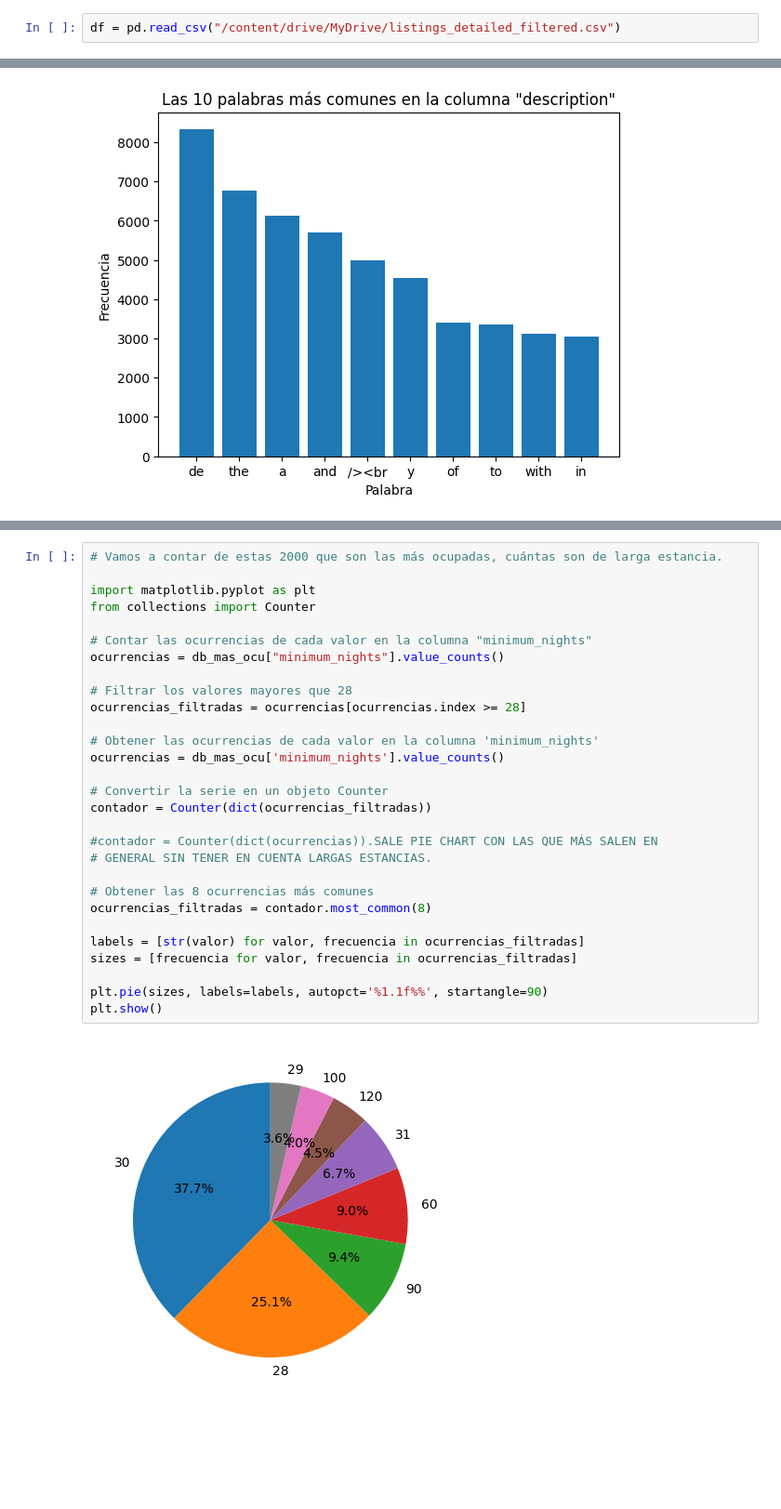
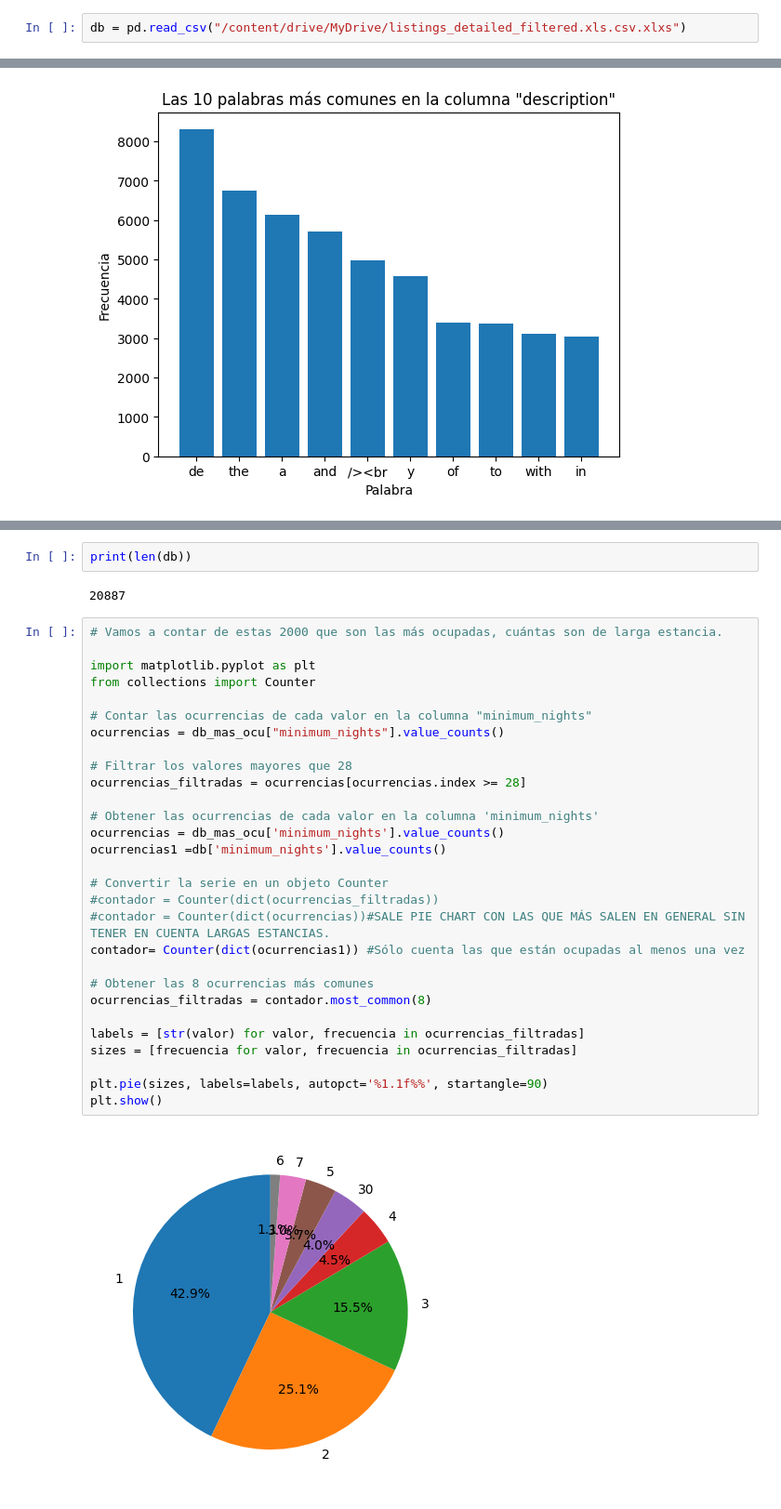
Before and after one commit to romaralo/Airbnb, a Jupyter notebook: airbnb.ipynb, the cells around one changed output, grey strips where cells are left out. Shown at 93% size. Drawn from its saved outputs; the diff is of its cells as text; blank space fills up the shorter version.

```diff
--- a/airbnb.ipynb
+++ b/airbnb.ipynb
@@ -12,4 +12,4 @@ from google.colab import files
 # %%
 db=pd.read_excel("/content/drive/MyDrive/listings.xls.csv.xlsx")
 # %%
-df = pd.read_csv("/content/drive/MyDrive/listings_detailed_filtered.csv")
+db = pd.read_csv("/content/drive/MyDrive/listings_detailed_filtered.xls.csv.xlxs")
@@ -418,34 +433,38 @@ plt.show()
+# %%
+print(len(db))
+# %% [output]
+20887
 # %%
 # Vamos a contar de estas 2000 que son las más ocupadas, cuántas son de larga estancia.
 
 import matplotlib.pyplot as plt
 from collections import Counter
 
 # Contar las ocurrencias de cada valor en la columna "minimum_nights"
 ocurrencias = db_mas_ocu["minimum_nights"].value_counts()
 
 # Filtrar los valores mayores que 28
 ocurrencias_filtradas = ocurrencias[ocurrencias.index >= 28]
 
 # Obtener las ocurrencias de cada valor en la columna 'minimum_nights'
 ocurrencias = db_mas_ocu['minimum_nights'].value_counts()
+ocurrencias1 =db['minimum_nights'].value_counts()
 
 # Convertir la serie en un objeto Counter
-contador = Counter(dict(ocurrencias_filtradas))
-
-#contador = Counter(dict(ocurrencias)).SALE PIE CHART CON LAS QUE MÁS SALEN EN
-# GENERAL SIN TENER EN CUENTA LARGAS ESTANCIAS.
+#contador = Counter(dict(ocurrencias_filtradas))
+#contador = Counter(dict(ocurrencias))#SALE PIE CHART CON LAS QUE MÁS SALEN EN GENERAL SIN TENER EN CUENTA LARGAS ESTANCIAS.
+contador= Counter(dict(ocurrencias1)) #Sólo cuenta las que están ocupadas al menos una vez
 
 # Obtener las 8 ocurrencias más comunes
 ocurrencias_filtradas = contador.most_common(8)
 
 labels = [str(valor) for valor, frecuencia in ocurrencias_filtradas]
 sizes = [frecuencia for valor, frecuencia in ocurrencias_filtradas]
 
 plt.pie(sizes, labels=labels, autopct='%1.1f%%', startangle=90)
 plt.show()
 # %% [output]
-[figure, old version]
+[figure, new version]
 # %%
 from collections import Counter
 import matplotlib.pyplot as plt
```
Also changed, not shown: parts of 33 cells of this notebook.
